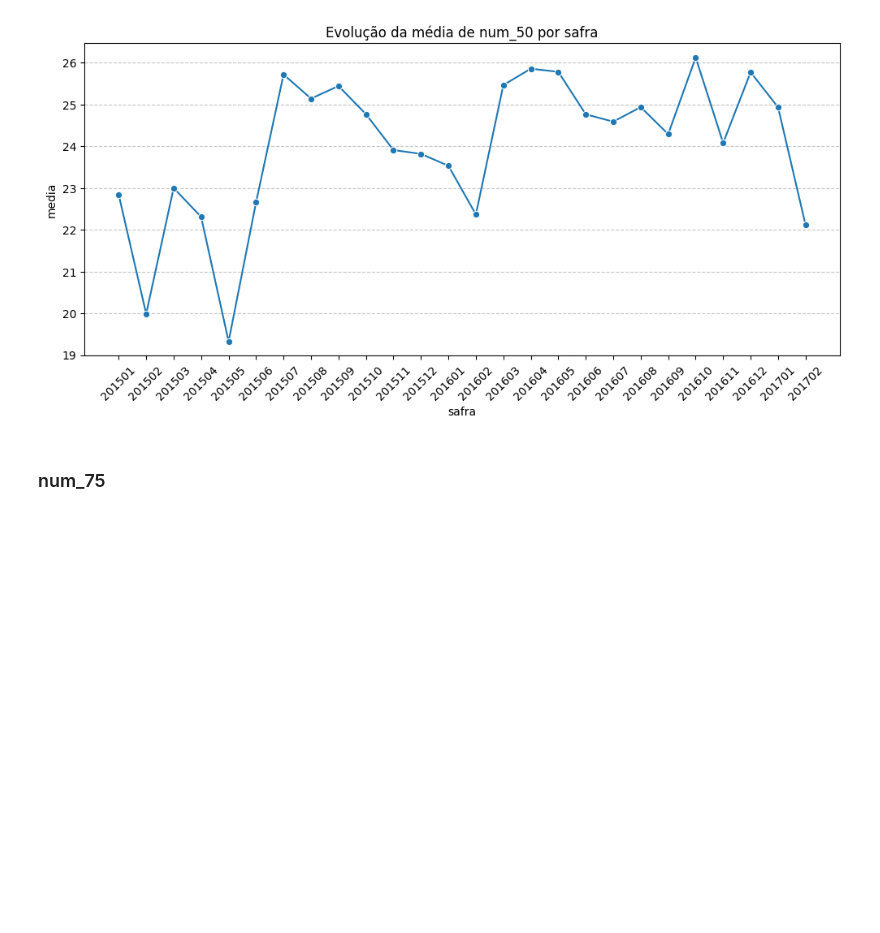
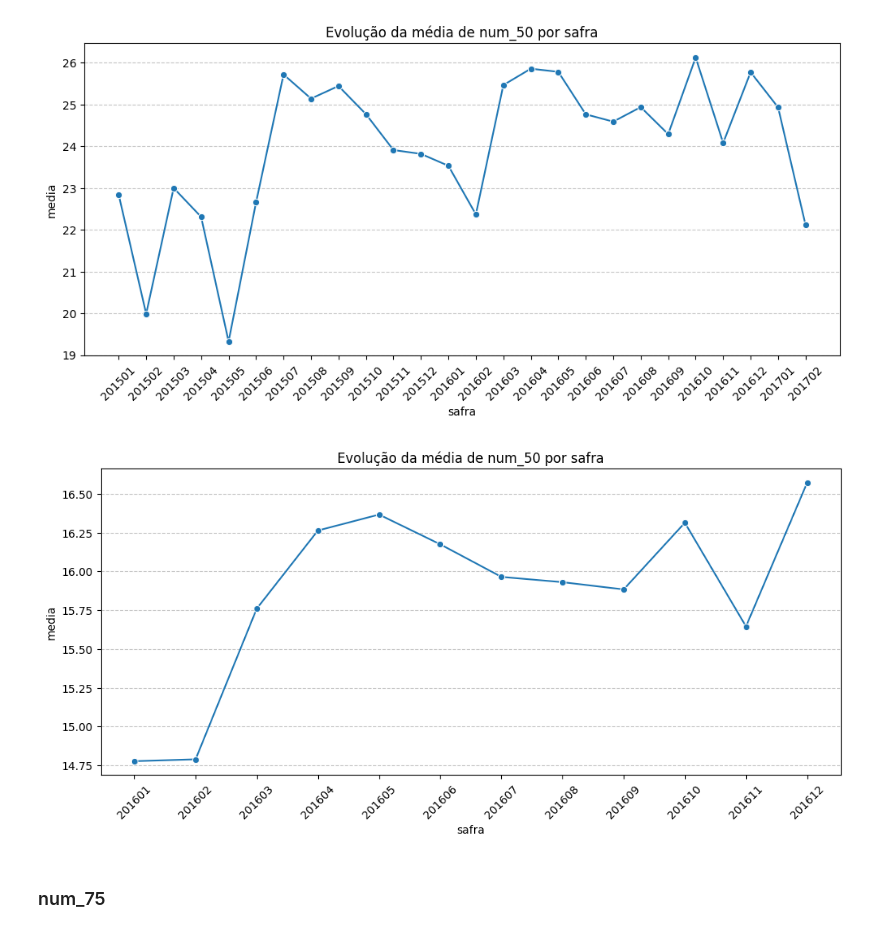
Before and after one commit to GuMauriz/datamaster, a Jupyter notebook: eda.ipynb, the cells around one changed output. Cells and saved outputs as stored; diff of their text form; code cells hidden in the pictures; blank space fills up the shorter version.

```diff
--- a/eda.ipynb
+++ b/eda.ipynb
@@ -475,6 +496,10 @@ Total de outliers (%): 8.28%
 plot_tendencia_temporal(df_logs, col_valor="num_50", col_safra="safra")
 # %% [output]
 [figure]
+# %%
+plot_tendencia_temporal(df_logs.filter((F.col("safra").between(201601, 201612)) & F.col("num_50").between(0, 68)), col_valor="num_50", col_safra="safra")
+# %% [output]
+[figure, added]
 # %% [markdown]
 ### num_75
 # %%
```
Also changed, not shown: parts of 34 cells of this notebook.
